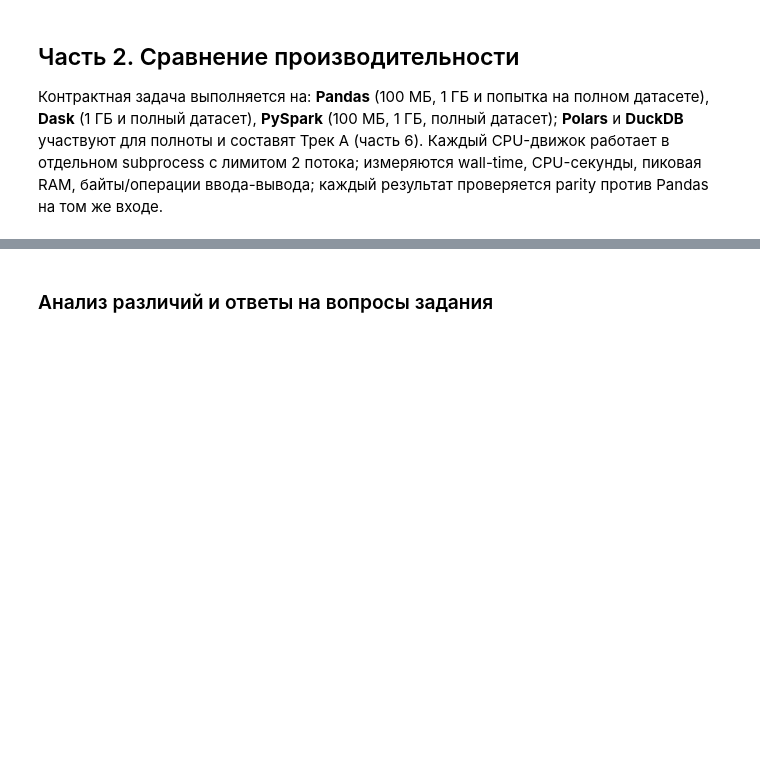
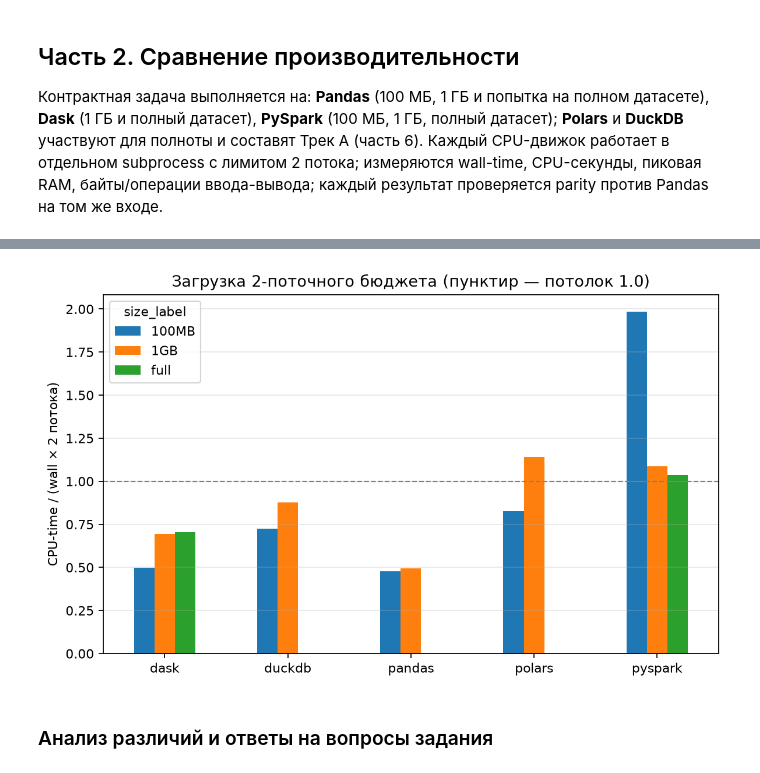
Before and after one commit to greendolf/big-data-labs, a Jupyter notebook: lab2/lab2_engines_benchmark.ipynb, the cells around one changed output, grey strips where cells are left out. Drawn from its saved outputs; the diff is of its cells as text; code cells hidden in the pictures; blank space fills up the shorter version.

```diff
--- a/lab2/lab2_engines_benchmark.ipynb
+++ b/lab2/lab2_engines_benchmark.ipynb
@@ -210,3 +306,18 @@ plt.show()
+# %%
+fig, ax = plt.subplots(figsize=(7.5, 4.6), dpi=160)
+util = combined.dropna(subset=["cpu_utilization"])
+pivot = util.pivot_table(index="engine", columns="size_label", values="cpu_utilization")
+pivot = pivot.reindex(columns=[c for c in ("100MB", "1GB", "full") if c in pivot.columns])
+pivot.plot(kind="bar", ax=ax, rot=0)
+ax.axhline(1.0, color="grey", ls="--", lw=1)
+ax.set(ylabel="CPU-time / (wall × 2 потока)", xlabel="",
+       title="Загрузка 2-поточного бюджета (пунктир — потолок 1.0)")
+ax.grid(alpha=0.3, axis="y")
+fig.tight_layout()
+fig.savefig(RESULTS / "cpu_utilization_by_volume.png")
+plt.show()
+# %% [output]
+[figure, added]
 # %% [markdown]
 ### Анализ различий и ответы на вопросы задания
 # %%
```
Also changed, not shown: parts of 39 cells of this notebook, 31 other files.
